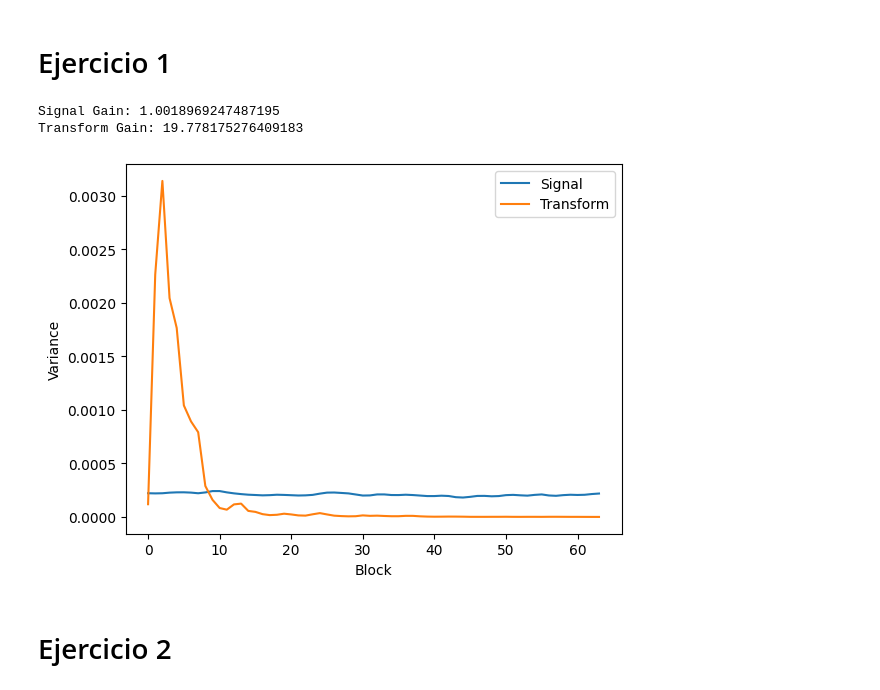
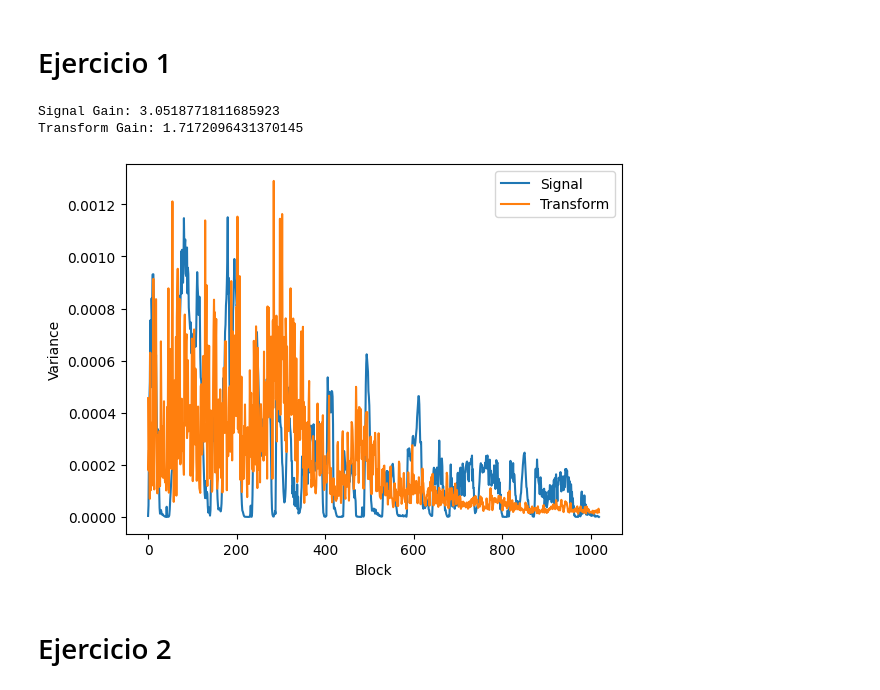
Before and after one commit to carlosedm10/college, a Jupyter notebook: TDSC/Prac5.ipynb, the cells around one changed output. Drawn from its saved outputs; the diff is of its cells as text; code cells hidden in the pictures.

```diff
--- a/TDSC/Prac5.ipynb
+++ b/TDSC/Prac5.ipynb
@@ -49,7 +49,7 @@ def divide_in_blocks_no_loops(signal: list, block_size: int = 64) -> np.array:
         num_blocks, block_size
     )  # Transpose for column-major order like MATLAB
 
-    return blocks.T
+    return blocks
 
 
 def undo_blocks(blocks: np.array, original_length: int) -> np.array:
@@ -73,10 +73,7 @@ def undo_blocks(blocks: np.array, original_length: int) -> np.array:
 
 
 def _compute_variance(blocks):
-    variance = []
-    for block in blocks:
-        variance.append(np.var(block))
-    return variance
+    return [np.var(block) for block in blocks]
 
 
 def compactation_gain(blocks):
@@ -106,27 +103,29 @@ def filtered_coeficients(c, m):
 # Ejercicio 1
 # %%
 x = divide_in_blocks_no_loops(audio)
+x_t = (x.copy()).T
 
-variance = _compute_variance(x)
-print("Signal Gain:", compactation_gain(x))
+variance = _compute_variance(x_t)
+print("Signal Gain:", compactation_gain(x_t))
 
 c = dct(x, axis=0, norm="ortho")
-c_variance = _compute_variance(c)
+c_t = dct(x_t, axis=0, norm="ortho")
+c_variance = _compute_variance(c_t)
 
 # Gain of the DCT transform
 print("Transform Gain:", compactation_gain(c))
 
 # Plot both variances
 plt.plot(variance)
 plt.plot(c_variance)
 plt.legend(["Signal", "Transform"])
 plt.ylabel("Variance")
 plt.xlabel("Block")
 plt.show()
 # %% [output]
-Signal Gain: 1.0018969247487195
-Transform Gain: 19.778175276409183
+Signal Gain: 3.0518771811685923
+Transform Gain: 1.7172096431370145
-[figure, old version]
+[figure, new version]
 # %% [markdown]
 # Ejercicio 2
 # %%
```
Also changed, not shown: parts of 1 cell of this notebook.
